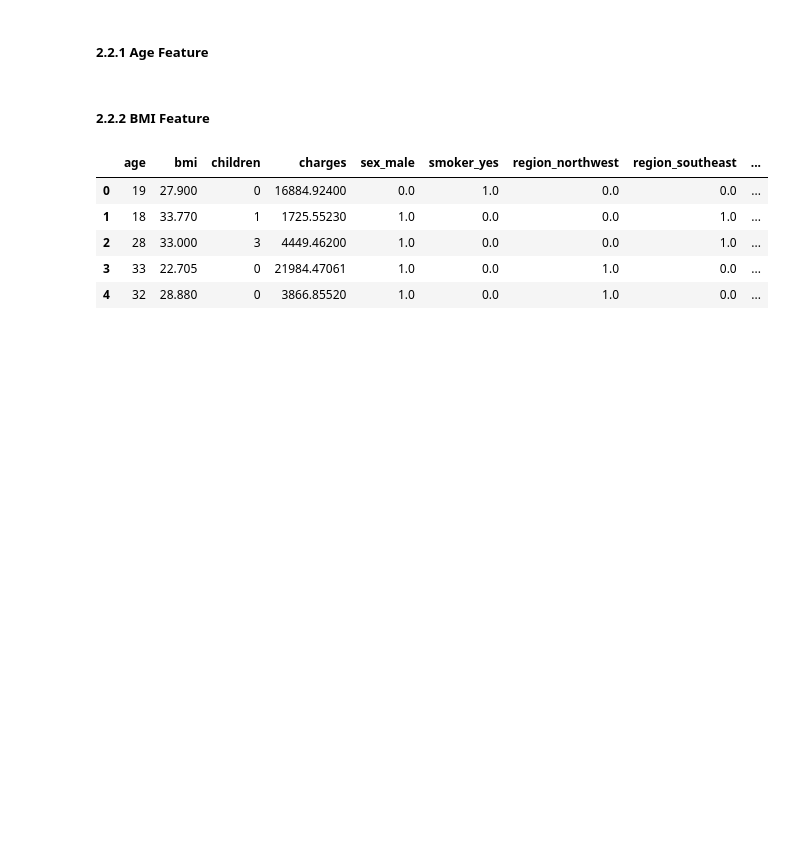
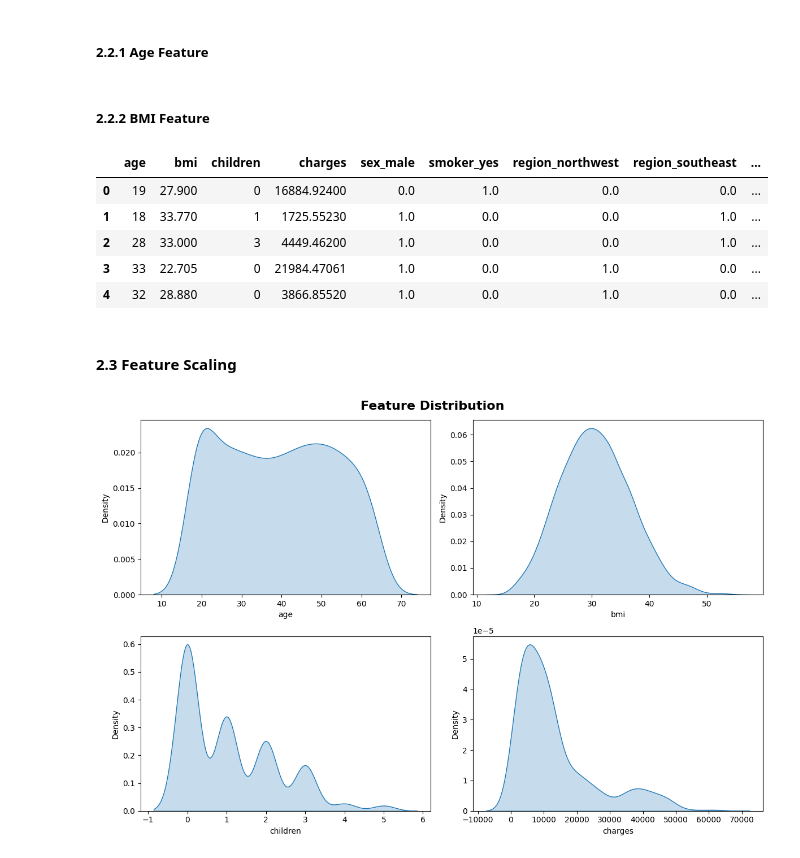
Before and after one commit to Just-Aymz/US-Insurance-Data, a Jupyter notebook: Data_Preprocessing.ipynb, the cells around one changed output. Cells and saved outputs as stored; diff of their text form; code cells hidden in the pictures; blank space fills up the shorter version.

```diff
--- a/Data_Preprocessing.ipynb
+++ b/Data_Preprocessing.ipynb
@@ -240,3 +244,19 @@ encoded_bin_df.head()
 | 2 | 28 | 33.000 | 3 | 4449.46200 | 1.0 | 0.0 | 0.0 | 1.0 | ... |
 | 3 | 33 | 22.705 | 0 | 21984.47061 | 1.0 | 0.0 | 1.0 | 0.0 | ... |
 | 4 | 32 | 28.880 | 0 | 3866.85520 | 1.0 | 0.0 | 1.0 | 0.0 | ... |
+# %% [markdown]
+#### 2.3 **Feature Scaling**
+# %%
+numeric_features = df.select_dtypes(include='number')
+# %%
+plt.figure(figsize=(12, 8))
+
+for i, col in enumerate(numeric_features):
+  plt.subplot(2, 2, i + 1)
+  sns.kdeplot(numeric_features[col], fill=True)
+  plt.suptitle('Feature Distribution', fontsize=16, weight='bold')
+
+plt.tight_layout()
+plt.show()
+# %% [output]
+[figure, added]
```
Also changed, not shown: parts of 6 cells of this notebook.
